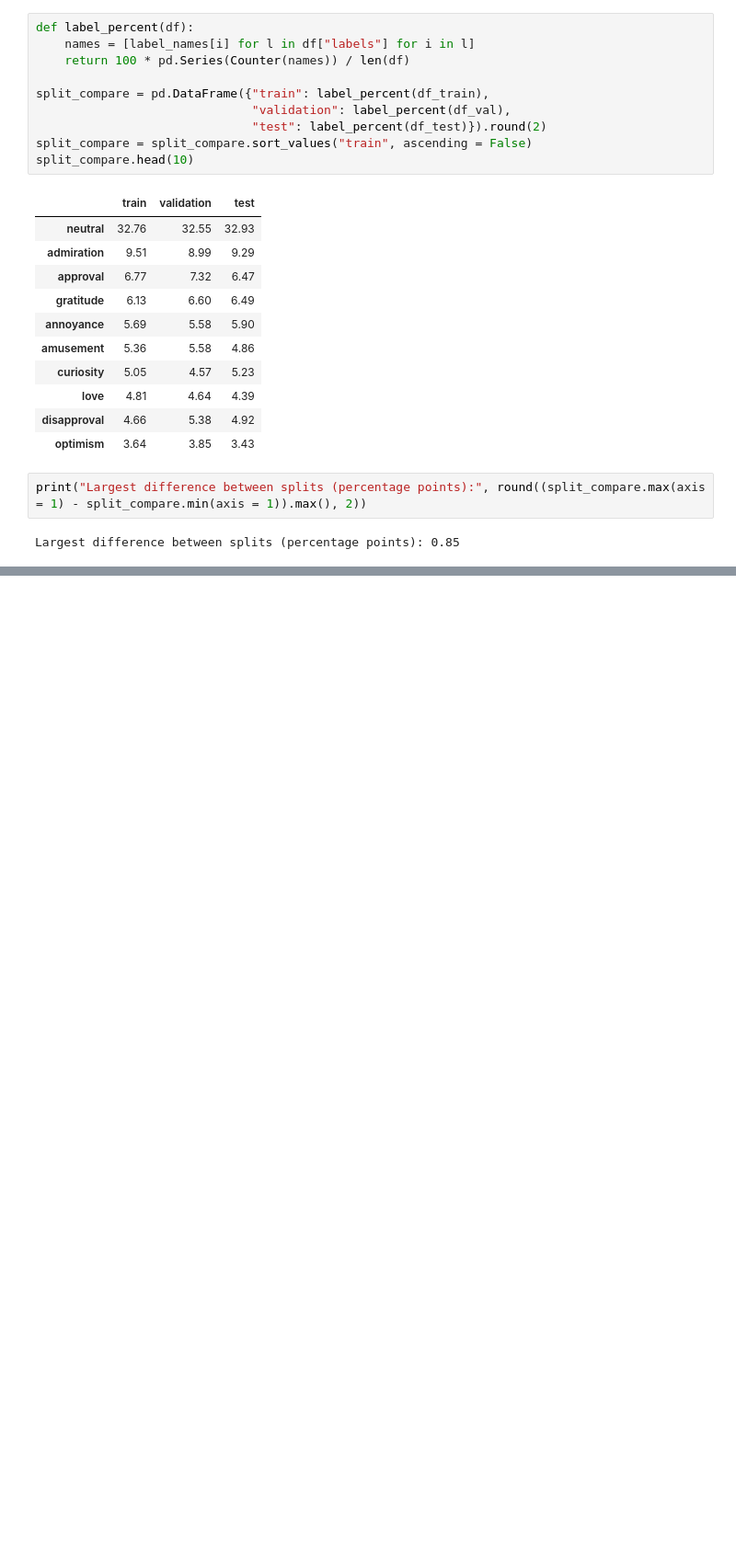
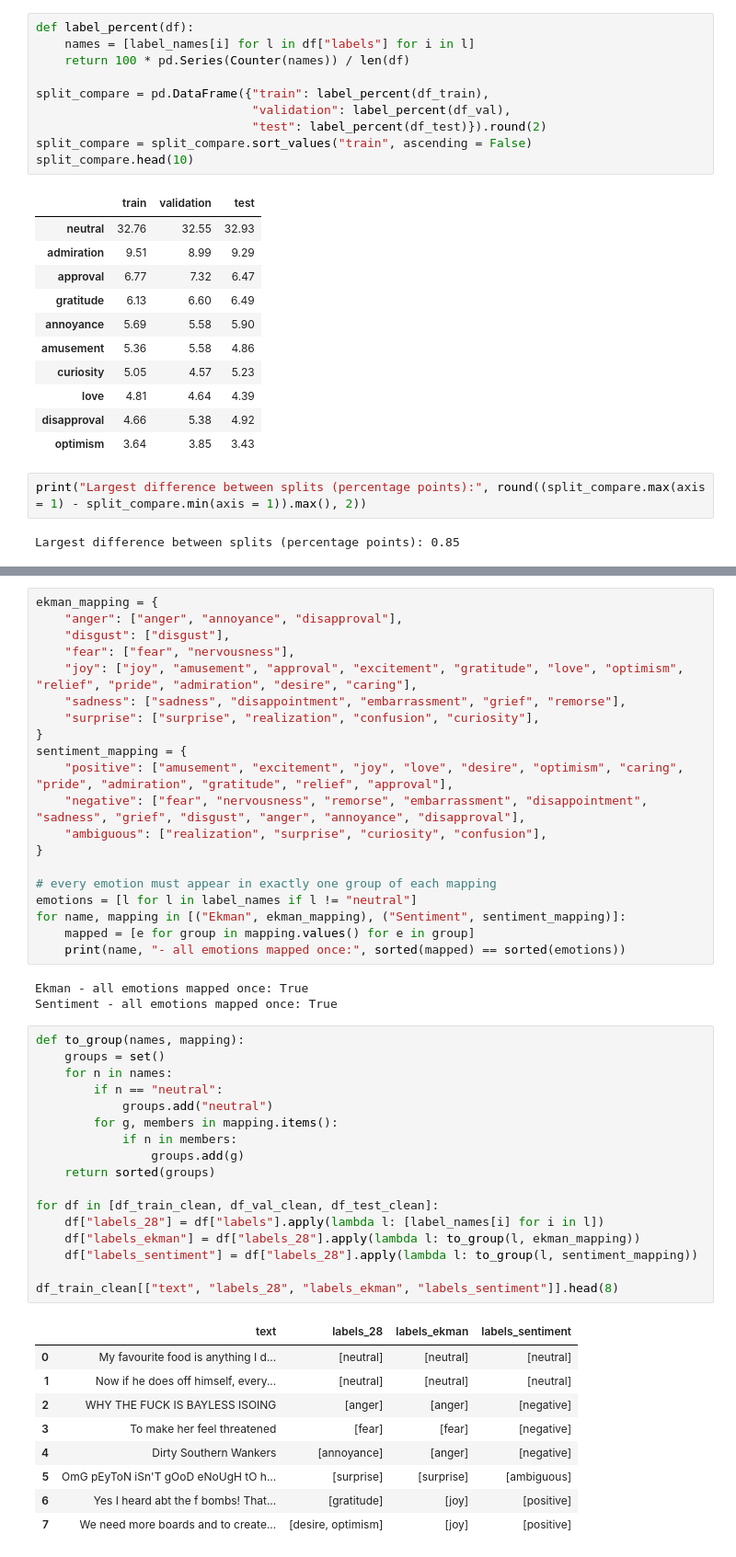
Before and after one commit to lucaperkins/ML_Project, a Jupyter notebook: notebooks/01_eda_simple.ipynb, the cells around one changed output, grey strips where cells are left out. Shown at 92% size. Drawn from its saved outputs; the diff is of its cells as text; blank space fills up the shorter version.

```diff
--- a/notebooks/01_eda_simple.ipynb
+++ b/notebooks/01_eda_simple.ipynb
@@ -355,0 +429,50 @@ Largest difference between splits (percentage points): 0.85
+# %%
+ekman_mapping = {
+    "anger": ["anger", "annoyance", "disapproval"],
+    "disgust": ["disgust"],
+    "fear": ["fear", "nervousness"],
+    "joy": ["joy", "amusement", "approval", "excitement", "gratitude", "love", "optimism", "relief", "pride", "admiration", "desire", "caring"],
+    "sadness": ["sadness", "disappointment", "embarrassment", "grief", "remorse"],
+    "surprise": ["surprise", "realization", "confusion", "curiosity"],
+}
+sentiment_mapping = {
+    "positive": ["amusement", "excitement", "joy", "love", "desire", "optimism", "caring", "pride", "admiration", "gratitude", "relief", "approval"],
+    "negative": ["fear", "nervousness", "remorse", "embarrassment", "disappointment", "sadness", "grief", "disgust", "anger", "annoyance", "disapproval"],
+    "ambiguous": ["realization", "surprise", "curiosity", "confusion"],
+}
+
+# every emotion must appear in exactly one group of each mapping
+emotions = [l for l in label_names if l != "neutral"]
+for name, mapping in [("Ekman", ekman_mapping), ("Sentiment", sentiment_mapping)]:
+    mapped = [e for group in mapping.values() for e in group]
+    print(name, "- all emotions mapped once:", sorted(mapped) == sorted(emotions))
+# %% [output]
+Ekman - all emotions mapped once: True
+Sentiment - all emotions mapped once: True
+# %%
+def to_group(names, mapping):
+    groups = set()
+    for n in names:
+        if n == "neutral":
+            groups.add("neutral")
+        for g, members in mapping.items():
+            if n in members:
+                groups.add(g)
+    return sorted(groups)
+
+for df in [df_train_clean, df_val_clean, df_test_clean]:
+    df["labels_28"] = df["labels"].apply(lambda l: [label_names[i] for i in l])
+    df["labels_ekman"] = df["labels_28"].apply(lambda l: to_group(l, ekman_mapping))
+    df["labels_sentiment"] = df["labels_28"].apply(lambda l: to_group(l, sentiment_mapping))
+
+df_train_clean[["text", "labels_28", "labels_ekman", "labels_sentiment"]].head(8)
+# %% [output]
+|  | text | labels_28 | labels_ekman | labels_sentiment |
+| 0 | My favourite food is anything I d... | [neutral] | [neutral] | [neutral] |
+| 1 | Now if he does off himself, every... | [neutral] | [neutral] | [neutral] |
+| 2 | WHY THE FUCK IS BAYLESS ISOING | [anger] | [anger] | [negative] |
+| 3 | To make her feel threatened | [fear] | [fear] | [negative] |
+| 4 | Dirty Southern Wankers | [annoyance] | [anger] | [negative] |
+| 5 | OmG pEyToN iSn'T gOoD eNoUgH tO h... | [surprise] | [surprise] | [ambiguous] |
+| 6 | Yes I heard abt the f bombs! That... | [gratitude] | [joy] | [positive] |
+| 7 | We need more boards and to create... | [desire, optimism] | [joy] | [positive] |
```
Also changed, not shown: parts of 15 cells of this notebook, 2 other files.
